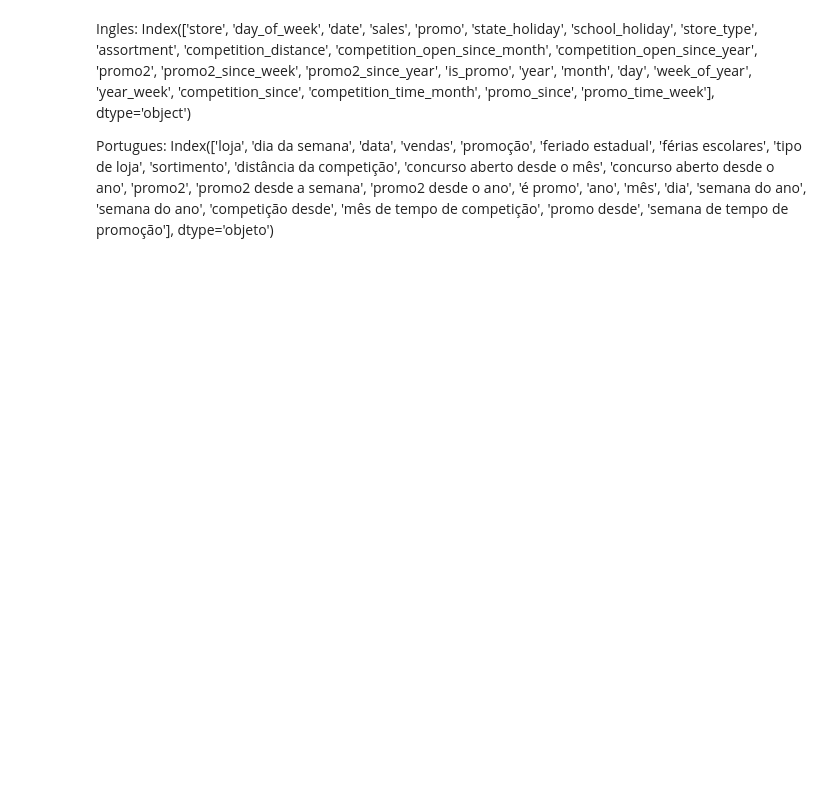
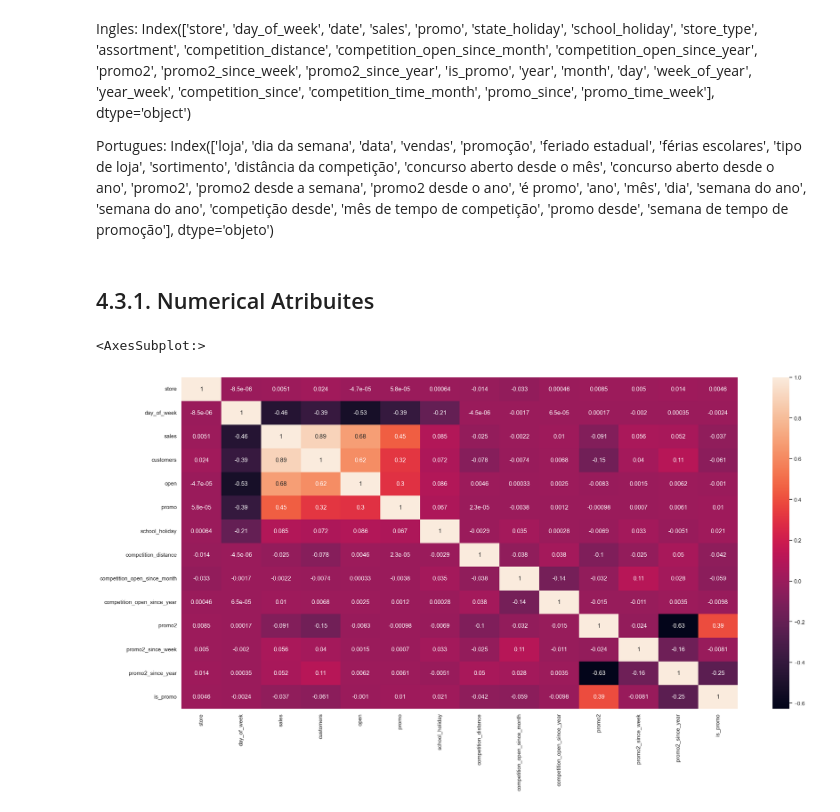
Before and after one commit to HallanMiranda/Ds_Producao-Rossman, a Jupyter notebook: Rossmann.ipynb, the cells around one changed output. Drawn from its saved outputs; the diff is of its cells as text; code cells hidden in the pictures; blank space fills up the shorter version.

```diff
--- a/Rossmann.ipynb
+++ b/Rossmann.ipynb
@@ -864,3 +908,11 @@ Index(['loja', 'dia da semana', 'data', 'vendas', 'promoção', 'feriado estadua
        'dia', 'semana do ano', 'semana do ano', 'competição desde',
        'mês de tempo de competição', 'promo desde', 'semana de tempo de promoção'],
       dtype='objeto')
+# %% [markdown]
+## 4.3.1. Numerical Atribuites
+# %%
+correlation = num_atributes.corr(method='pearson')
+sns.heatmap(correlation, annot=True);
+# %% [output]
+<AxesSubplot:>
+[figure, added]
```
Also changed, not shown: parts of 13 cells of this notebook.
